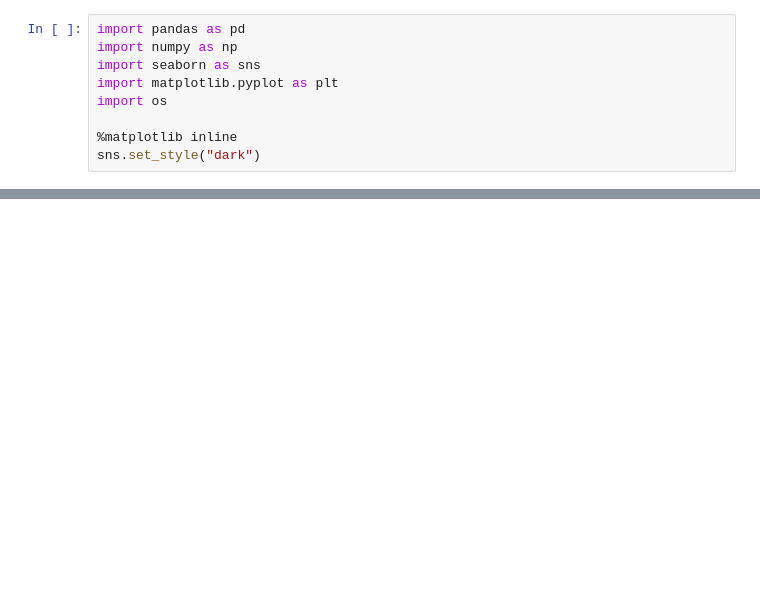
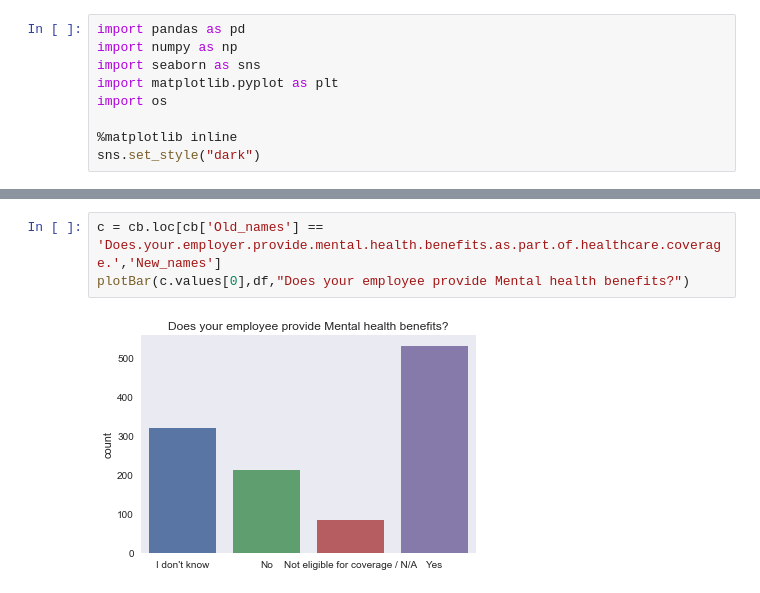
Before and after one commit to abimur-123/Mentalhealth_project, a Jupyter notebook: scripts/Data_EDA.ipynb, the cells around one changed output, grey strips where cells are left out. Cells and saved outputs as stored; diff of their text form; blank space fills up the shorter version.

```diff
--- a/scripts/Data_EDA.ipynb
+++ b/scripts/Data_EDA.ipynb
@@ -242,0 +49,5 @@ plotBar("C16",df,"Discussion with coworkers comfort level?")
+# %%
+c = cb.loc[cb['Old_names'] == 'Does.your.employer.provide.mental.health.benefits.as.part.of.healthcare.coverage.','New_names']
+plotBar(c.values[0],df,"Does your employee provide Mental health benefits?")
+# %% [output]
+[figure, added]
```
Also changed, not shown: parts of 40 cells of this notebook, 1 other file.
